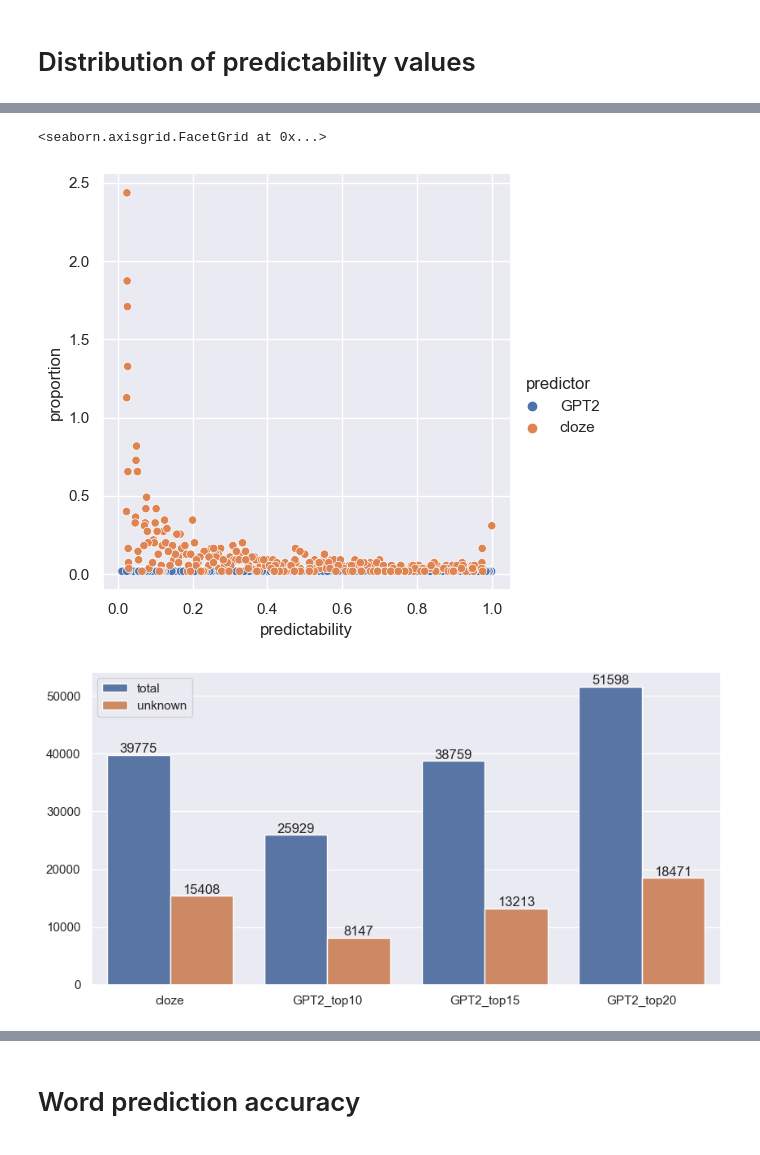
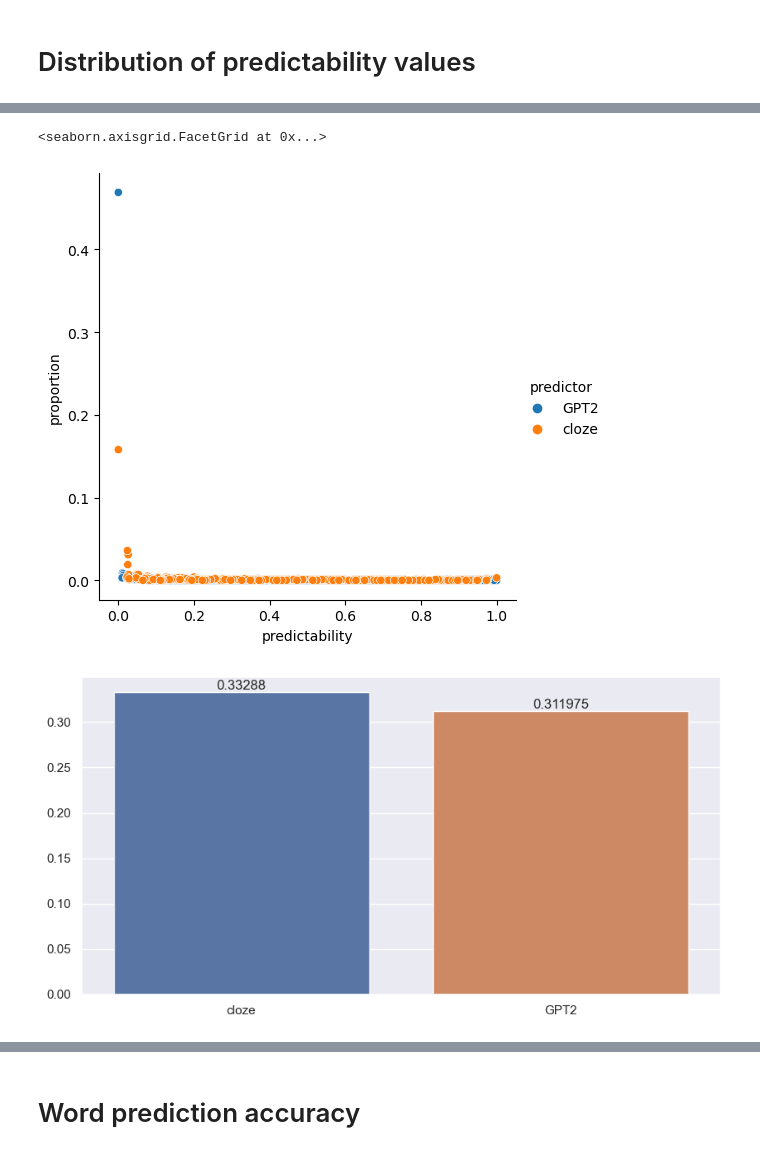
Before and after one commit to dritlopes/OB1-reader-model, a Jupyter notebook: src/analysis_predictability.ipynb, the cells around one changed output, grey strips where cells are left out. Cells and saved outputs as stored; diff of their text form; code cells hidden in the pictures.

Commit message:
updated analysis of pred values in jupyter notebook

```diff
--- a/src/analysis_predictability.ipynb
+++ b/src/analysis_predictability.ipynb
@@ -29,24 +30,25 @@ def text_words_predictions(pos_pred_map,predictor):
 
     for text, words in pos_pred_map.items():
         for word, predictions in words.items():
+            pred_value = 0.0
             if predictions['target'] in predictions['predictions'].keys():
                 pred_value = predictions['predictions'][predictions['target']]
-                if pred_value != 1.025: # to exclude mistaken value from cloze data
-                    pred_values['text_word'].append(predictions['target'])
-                    pred_values['prediction'].append(pred_value)
-                    pred_values['predictor'].append(predictor)
+            if pred_value <= 1: # to exclude mistaken value from cloze data: 1.025
+                pred_values['text_word'].append(predictions['target'])
+                pred_values['prediction'].append(pred_value)
+                pred_values['predictor'].append(predictor)
 
     return pred_values
 # %%
 # read in predictions
-pred_map_filepaths_target = {'cloze':'../data/processed/prediction_map_Provo_Corpus_cloze_continuous_reading_english.json',
-                            'GPT2': '../data/processed/prediction_map_Provo_Corpus_language_model_continuous_reading_english_topkall.json'}
-pred_map_targets = read_in_pred_files(pred_map_filepaths_target)
+pred_map_filepaths = {'cloze':'../data/processed/prediction_map_Provo_Corpus_cloze_continuous_reading_english.json',
+                      'GPT2': '../data/processed/prediction_map_Provo_Corpus_language_model_continuous_reading_english_topkall.json'}
+pred_maps = read_in_pred_files(pred_map_filepaths)
 # %%
 # compare target predictions from cloze and gtp2
 target_predictions = defaultdict(list)
 
-for predictor, pred_map in pred_map_targets.items():
+for predictor, pred_map in pred_maps.items():
     pred_values = text_words_predictions(pred_map,predictor)
     target_predictions['prediction'].extend(pred_values['prediction'])
     target_predictions['text_word'].extend(pred_values['text_word'])
@@ -85,38 +88,41 @@ def compute_frequency_predictions(predictions):
 # count pred values in each predictor only including the predictability of target words (words in text) AND taking the pred value of word in text in GPT2
 pred_value_counts_col = compute_frequency_predictions(target_predictions)
 pred_value_counts_df = pd.DataFrame.from_dict(pred_value_counts_col)
-#pred_value_counts_df.to_csv('../data/processed/predictions_distribution.csv',sep='\t', index=False)
+pred_value_counts_df.sort_values(by='predictability', ascending=True, inplace=True)
+pred_value_counts_df.to_csv('../data/processed/predictions_distribution.csv',sep='\t', index=False)
 sb.relplot(data=pred_value_counts_col, x = 'predictability', y = 'proportion', hue = 'predictor', kind = 'scatter')
 # %% [output]
 <seaborn.axisgrid.FacetGrid at 0x...>
-[figure, old version]
+[figure, new version]
 # %%
-# proportion of known and unknown predicted tokens in relation to model lexicon & of known target words
-map_filepaths = [('cloze','../data/predictability/prediction_map_Provo_Corpus_cloze_continuous reading_english.json'),
-                ('GPT2_top10', '../data/predictability/prediction_map_Provo_Corpus_language model_continuous reading_english_topk10.json'),
-                ('GPT2_top15', '../data/predictability/prediction_map_Provo_Corpus_language model_continuous reading_english_topk15.json'),
-                ('GPT2_top20', '../data/predictability/prediction_map_Provo_Corpus_language model_continuous reading_english_topk20.json')]
-unknown_map_filepaths = [('cloze','../data/predictability/prediction_map_Provo_Corpus_cloze_continuous reading_english_unknown.json'),
-                      ('GPT2_top10', '../data/predictability/prediction_map_Provo_Corpus_language model_continuous reading_english_topk10_unknown.json'),
-                      ('GPT2_top15', '../data/predictability/prediction_map_Provo_Corpus_language model_continuous reading_english_topk15_unknown.json'),
-                      ('GPT2_top20', '../data/predictability/prediction_map_Provo_Corpus_language model_continuous reading_english_topk20_unknown.json')]
+# proportion of unknown predicted tokens per target word in relation to model lexicon
+unknown_map_filepaths = {'cloze': '../data/processed/prediction_map_Provo_Corpus_cloze_continuous_reading_english_unknown.json',
+                      'GPT2': '../data/processed/prediction_map_Provo_Corpus_language_model_continuous_reading_english_topkall_unknown.json'}
 
-pos_pred_maps = read_in_pred_files(map_filepaths)
-pos_pred_maps_unknown = read_in_pred_files(unknown_map_filepaths)
+pred_maps_unknown = read_in_pred_files(unknown_map_filepaths)
 
-predictors, counts, category = [],[],[]
+predictors, proportion = [],[]
 
-for all_map, unknown_map in zip(pos_pred_maps,pos_pred_maps_unknown):
-    counts.append(sum([len(words.keys()) for text, info in all_map[1].items() if info for idx, words in info.items()]))
-    counts.append(sum([len(words.keys()) for text, info in unknown_map[1].items() if info for idx, words in info.items()]))
-    predictors.extend([all_map[0],unknown_map[0]])
-    category.extend(['total', 'unknown'])
+for predictor in pred_maps.keys():
 
-assert len(predictors) == len(counts) == len(category)
+    proportions = []
+
+    for text, info in pred_maps_unknown[predictor].items():
+        for pos, pos_info in info.items():
+            unknown_predictions = pos_info['predictions'].keys()
+            all_predictions = pred_maps[predictor][text][pos]['predictions'].keys()
+            if len(all_predictions) > 0:
+                proportion_unknown = len(unknown_predictions)/len(all_predictions)
+                proportions.append(proportion_unknown)
+
+    proportion.append(sum(proportions)/len(proportions))
+    predictors.append(predictor)
+
+assert len(predictors) == len(proportion)
 
 sb.set(rc={'figure.figsize': (10,5)})
-ax = sb.barplot(x=predictors, y=counts, hue=category)
+ax = sb.barplot(x=predictors, y=proportion)
 for i in ax.containers:
     ax.bar_label(i,)
 # %% [output]
-[figure, old version]
+[figure, new version]
```
Also changed, not shown: parts of 11 cells of this notebook.
